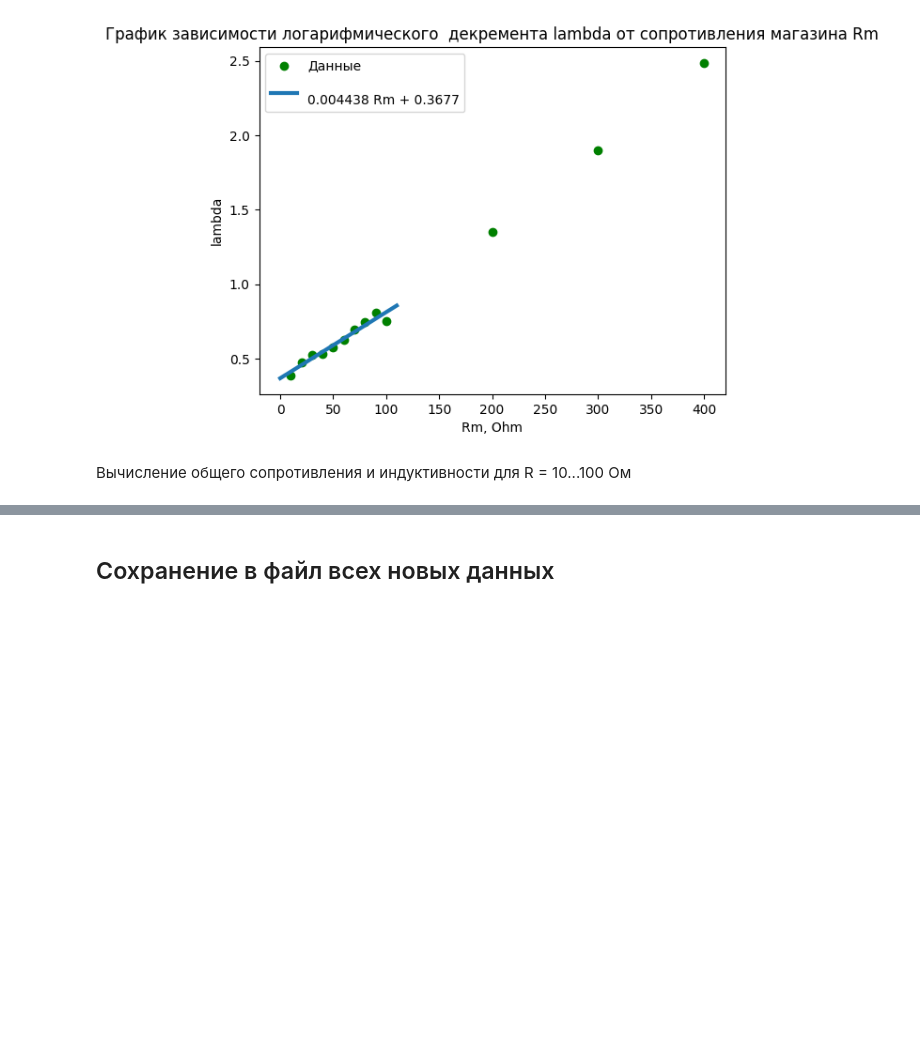
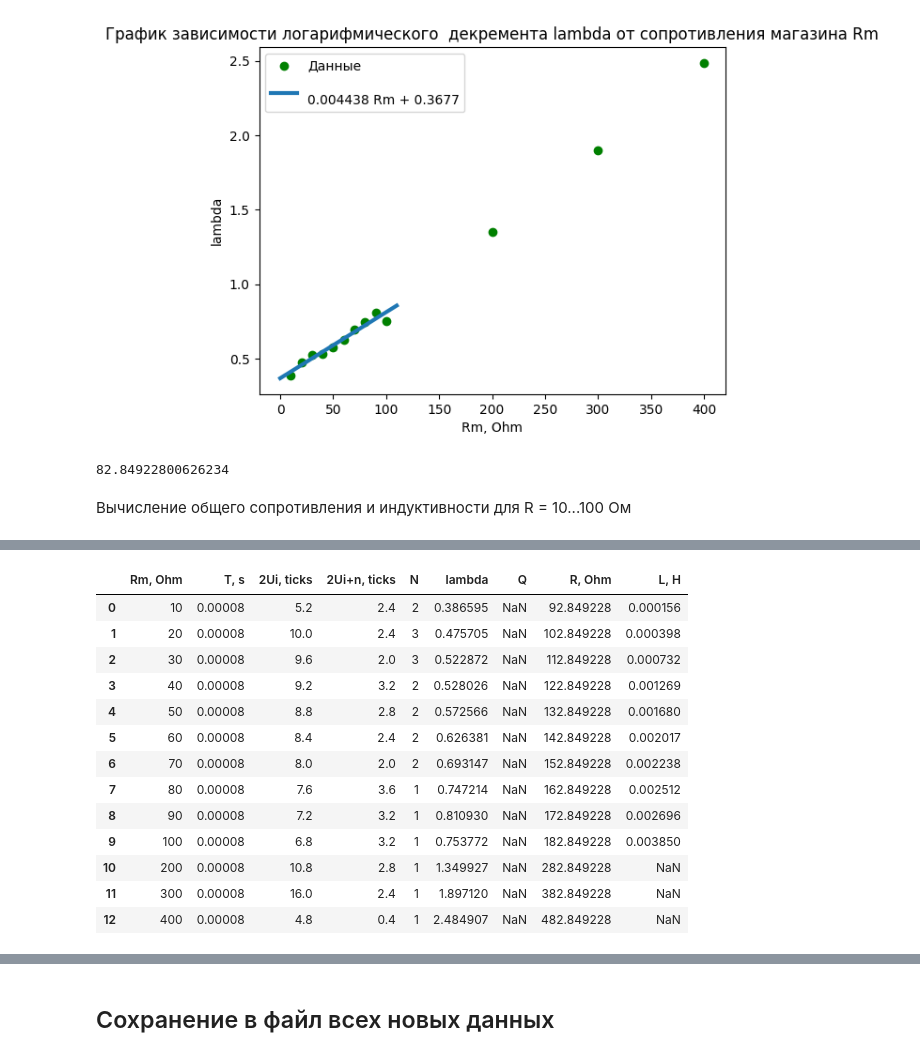
Before and after one commit to lalayants/PhysicsITMO_Electrostatics, a Jupyter notebook: lab3.10/analyze_3.10.ipynb, the cells around one changed output, grey strips where cells are left out. Cells and saved outputs as stored; diff of their text form; code cells hidden in the pictures; blank space fills up the shorter version.

```diff
--- a/lab3.10/analyze_3.10.ipynb
+++ b/lab3.10/analyze_3.10.ipynb
@@ -67,7 +67,7 @@ x = np.linspace(0, 110)
 
 plt.plot(x, line(x), label=f"{line}".replace('x', 'Rm'), linewidth = 3)
 
-R0 = fit[1]
+R0 = abs(fit[1]/fit[0])
 
 plt.xlabel("Rm, Ohm")
 plt.ylabel("lambda")
@@ -77,6 +77,10 @@ print(line)
 # %% [output]
 0.004438 x + 0.3677
 [figure]
+# %%
+R0
+# %% [output]
+82.84922800626234
 # %% [markdown]
 Вычисление общего сопротивления и индуктивности для R = 10...100 Ом
 # %%
@@ -90,6 +94,23 @@ L =  (np.pi * data_1["R, Ohm"].iloc[0:10]) ** 2 * table_consts["C1, F"].to_numpy
 
 data_1["R, Ohm"] = R
 data_1["L, H"] = L
+# %%
+data_1
+# %% [output]
+|  | Rm, Ohm | T, s | 2Ui, ticks | 2Ui+n, ticks | N | lambda | Q | R, Ohm | L, H |
+| 0 | 10 | 0.00008 | 5.2 | 2.4 | 2 | 0.386595 | NaN | 92.849228 | 0.000156 |
+| 1 | 20 | 0.00008 | 10.0 | 2.4 | 3 | 0.475705 | NaN | 102.849228 | 0.000398 |
+| 2 | 30 | 0.00008 | 9.6 | 2.0 | 3 | 0.522872 | NaN | 112.849228 | 0.000732 |
+| 3 | 40 | 0.00008 | 9.2 | 3.2 | 2 | 0.528026 | NaN | 122.849228 | 0.001269 |
+| 4 | 50 | 0.00008 | 8.8 | 2.8 | 2 | 0.572566 | NaN | 132.849228 | 0.001680 |
+| 5 | 60 | 0.00008 | 8.4 | 2.4 | 2 | 0.626381 | NaN | 142.849228 | 0.002017 |
+| 6 | 70 | 0.00008 | 8.0 | 2.0 | 2 | 0.693147 | NaN | 152.849228 | 0.002238 |
+| 7 | 80 | 0.00008 | 7.6 | 3.6 | 1 | 0.747214 | NaN | 162.849228 | 0.002512 |
+| 8 | 90 | 0.00008 | 7.2 | 3.2 | 1 | 0.810930 | NaN | 172.849228 | 0.002696 |
+| 9 | 100 | 0.00008 | 6.8 | 3.2 | 1 | 0.753772 | NaN | 182.849228 | 0.003850 |
+| 10 | 200 | 0.00008 | 10.8 | 2.8 | 1 | 1.349927 | NaN | 282.849228 | NaN |
+| 11 | 300 | 0.00008 | 16.0 | 2.4 | 1 | 1.897120 | NaN | 382.849228 | NaN |
+| 12 | 400 | 0.00008 | 4.8 | 0.4 | 1 | 2.484907 | NaN | 482.849228 | NaN |
 # %%
 L.mean()
 # %% [output]
```
Also changed, not shown: parts of 1 cell of this notebook, 1 other file.
